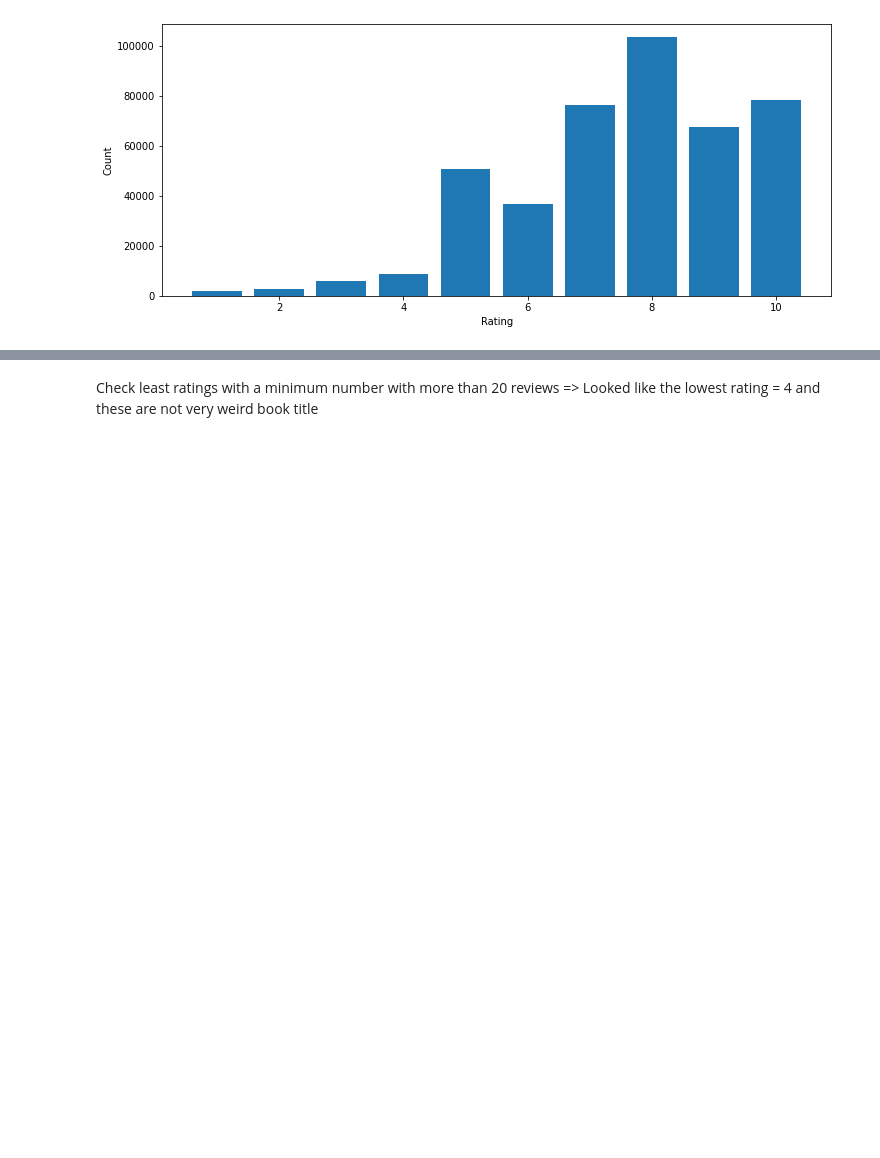
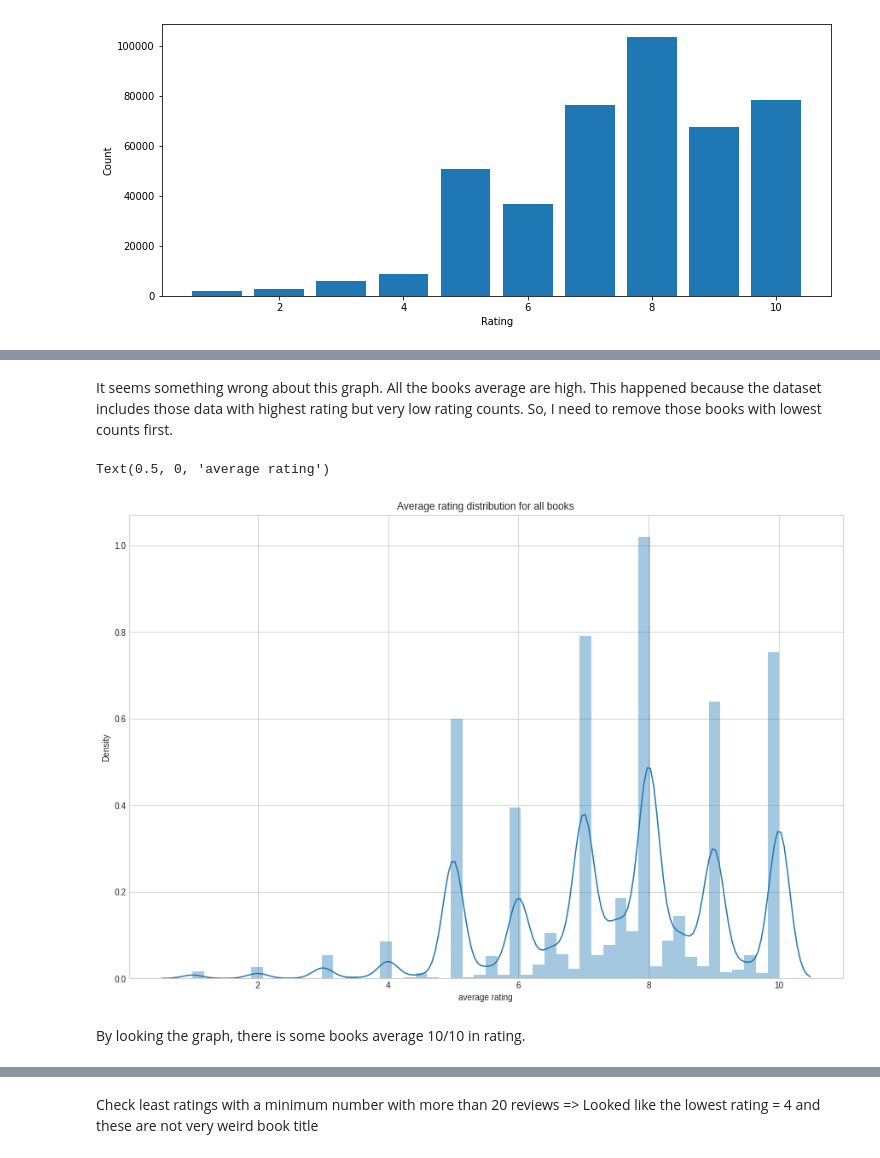
Before and after one commit to nhanhd06/Book_Recommendation, a Jupyter notebook: Data_Prepocessing.ipynb, the cells around one changed output, grey strips where cells are left out. Cells and saved outputs as stored; diff of their text form; code cells hidden in the pictures; blank space fills up the shorter version.

Commit message:
first version of project

```diff
--- a/Data_Prepocessing.ipynb
+++ b/Data_Prepocessing.ipynb
@@ -658,0 +776,14 @@ Name: Book-Rating, dtype: float64
+# %% [markdown]
+It seems something wrong about this graph. All the books average are high. This happened because the dataset includes those data with highest rating but very low rating counts. So, I need to remove those books with lowest counts first.
+# %%
+# plot the average distribution of rating counts
+fig, ax= plt.subplots(figsize=[15,10])
+
+sns.distplot(average_rating.values, ax=ax)
+ax.set_title('Average rating distribution for all books')
+ax.set_xlabel('average rating')
+# %% [output]
+Text(0.5, 0, 'average rating')
+[figure, added]
+# %% [markdown]
+By looking the graph, there is some books average 10/10 in rating.
```
Also changed, not shown: parts of 146 cells of this notebook.
